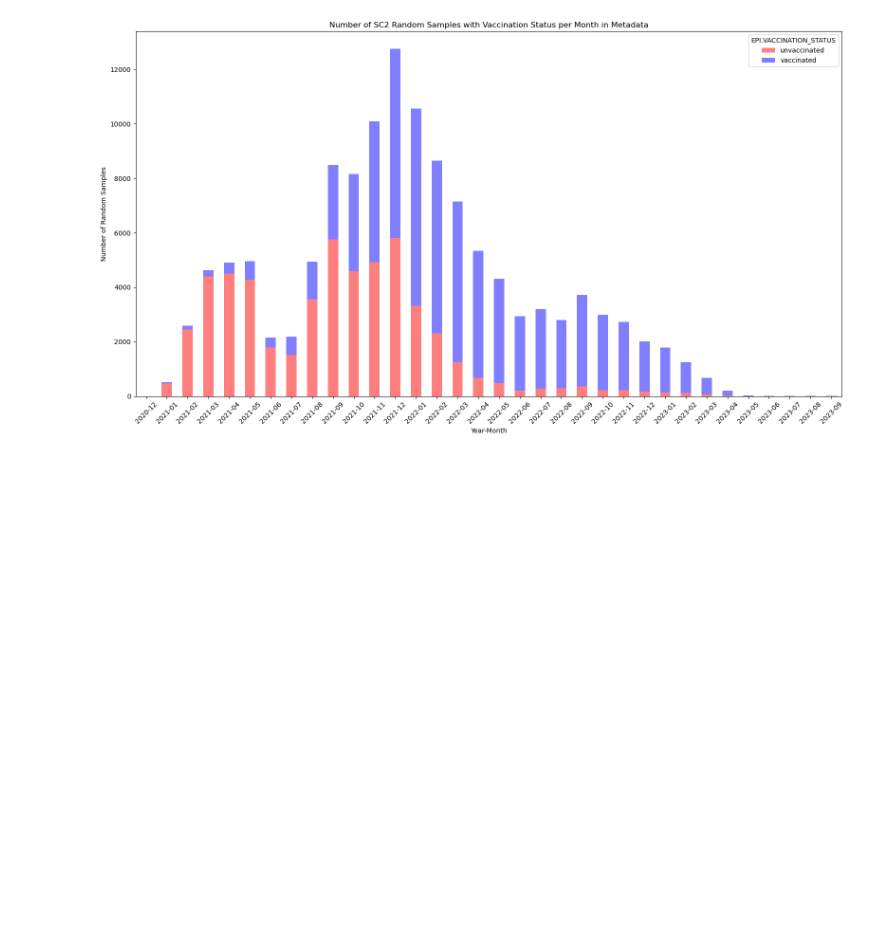
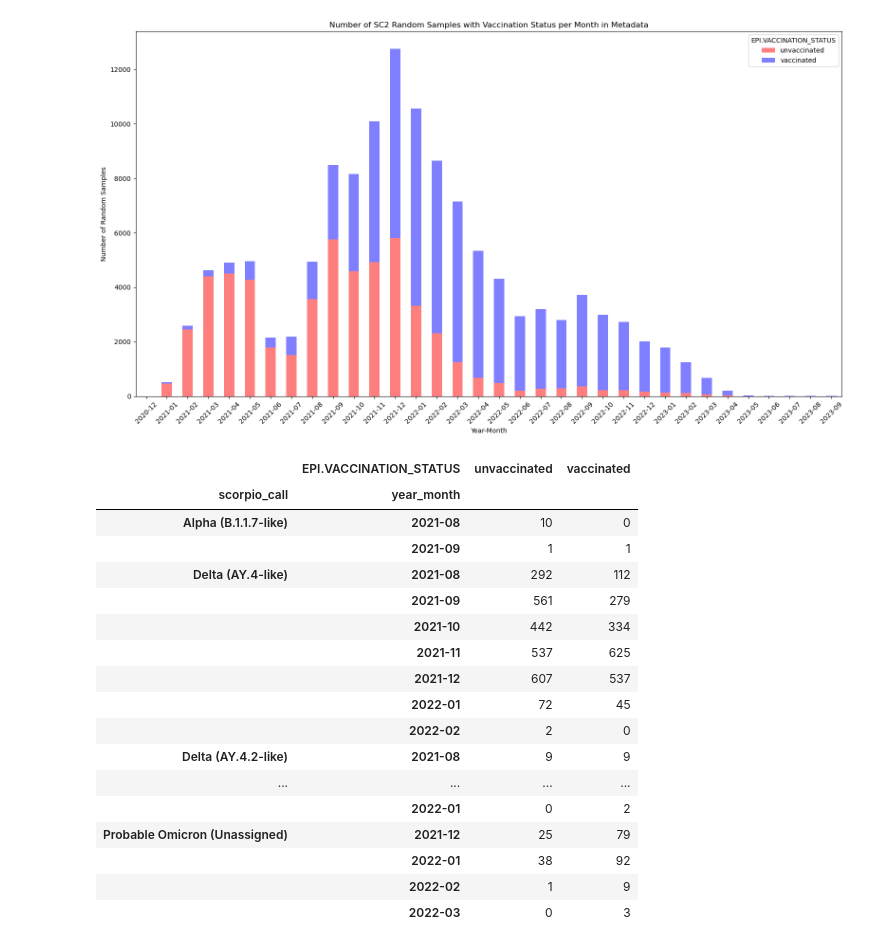
Before and after one commit to rki-mf1/PanAdapt, a Jupyter notebook: input/sc2_input.ipynb, the cells around one changed output. Saved outputs shown, nothing was run; the diff lists cells and outputs as text; code cells hidden in the pictures; blank space fills up the shorter version.

```diff
--- a/input/sc2_input.ipynb
+++ b/input/sc2_input.ipynb
@@ -101,0 +103,23 @@ with open('test.fasta', 'w') as outfile:
+# %%
+pangolin_df = pd.read_csv('lineage_report.csv', usecols=['taxon', 'lineage', 'scorpio_call'])
+reassigned_lineages_df = pd.merge(df, pangolin_df, left_on='SEQUENCE.ID', right_on='taxon')
+reassigned_lineages_df.groupby(['scorpio_call', 'year_month', 'EPI.VACCINATION_STATUS']).size().unstack(fill_value=0)
+# %% [output]
+|  | EPI.VACCINATION_STATUS | unvaccinated | vaccinated |
+| scorpio_call | year_month |  |  |
+| Alpha (B.1.1.7-like) | 2021-08 | 10 | 0 |
+|  | 2021-09 | 1 | 1 |
+| Delta (AY.4-like) | 2021-08 | 292 | 112 |
+|  | 2021-09 | 561 | 279 |
+|  | 2021-10 | 442 | 334 |
+|  | 2021-11 | 537 | 625 |
+|  | 2021-12 | 607 | 537 |
+|  | 2022-01 | 72 | 45 |
+|  | 2022-02 | 2 | 0 |
+| Delta (AY.4.2-like) | 2021-08 | 9 | 9 |
+| ... | ... | ... | ... |
+|  | 2022-01 | 0 | 2 |
+| Probable Omicron (Unassigned) | 2021-12 | 25 | 79 |
+|  | 2022-01 | 38 | 92 |
+|  | 2022-02 | 1 | 9 |
+|  | 2022-03 | 0 | 3 |
```
Also changed, not shown: parts of 5 cells of this notebook, 7 other files.
